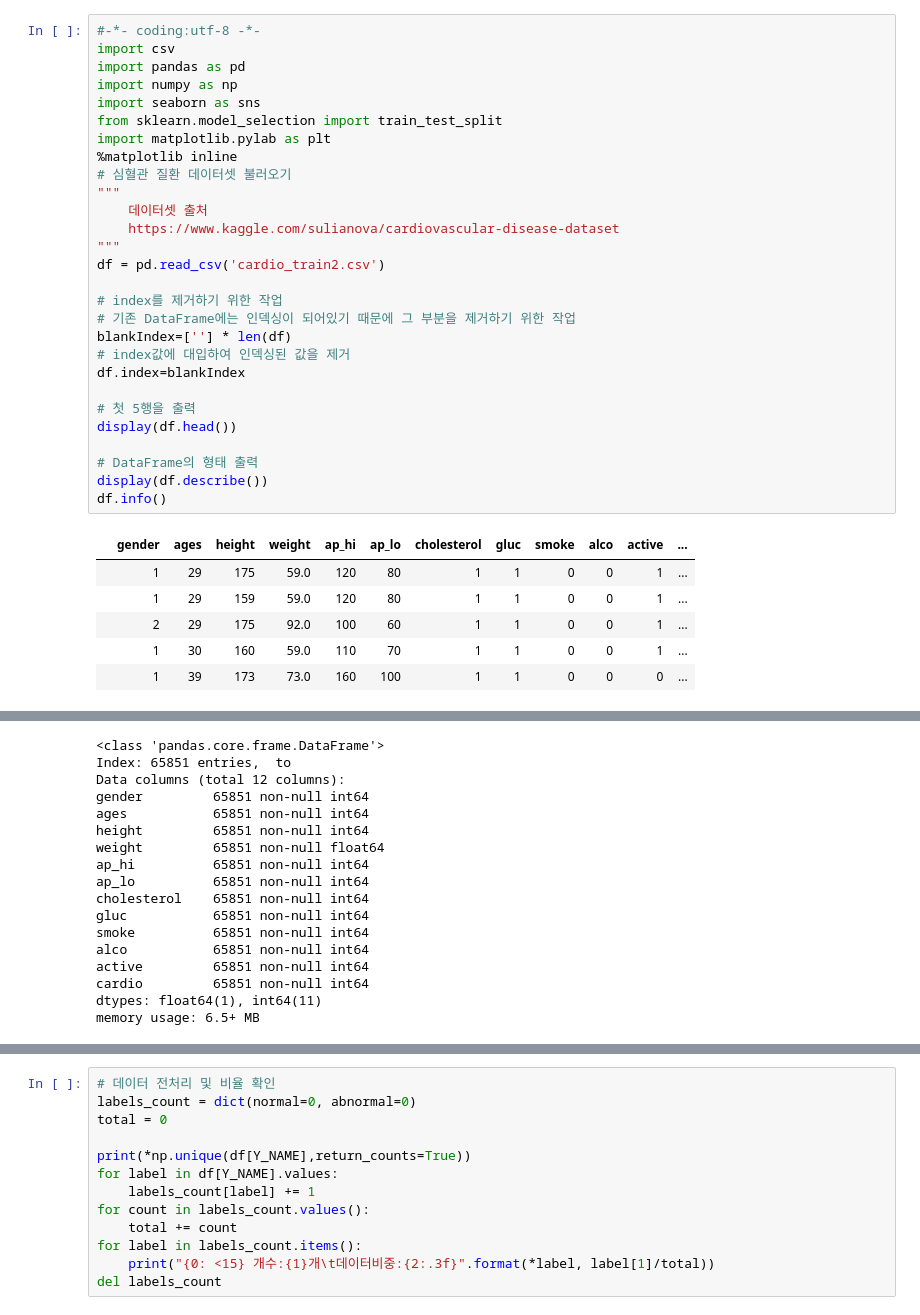
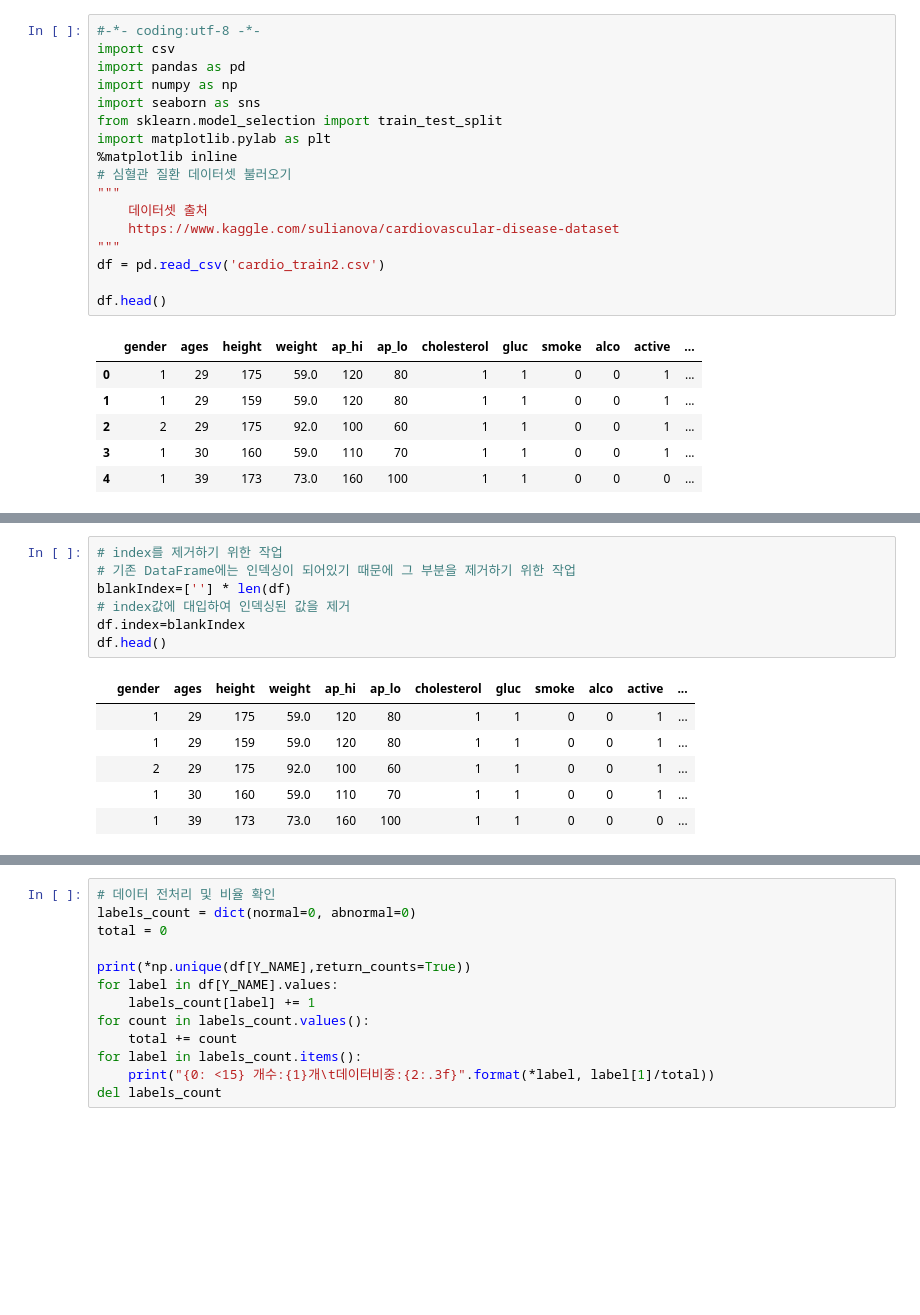
Before and after one commit to KimYaKi/JupyterBigDataExercise, a Jupyter notebook: BigDataProject.ipynb, the cells around one changed output, grey strips where cells are left out. Drawn from its saved outputs; the diff is of its cells as text; blank space fills up the shorter version.

```diff
--- a/BigDataProject.ipynb
+++ b/BigDataProject.ipynb
@@ -1,35 +1,24 @@
 # %%
 #-*- coding:utf-8 -*-
 import csv
 import pandas as pd
 import numpy as np
 import seaborn as sns
 from sklearn.model_selection import train_test_split
 import matplotlib.pylab as plt
 %matplotlib inline
 # 심혈관 질환 데이터셋 불러오기
 """
     데이터셋 출처
     https://www.kaggle.com/sulianova/cardiovascular-disease-dataset
 """
 df = pd.read_csv('cardio_train2.csv')
 
-# index를 제거하기 위한 작업
-# 기존 DataFrame에는 인덱싱이 되어있기 때문에 그 부분을 제거하기 위한 작업
-blankIndex=[''] * len(df)
-# index값에 대입하여 인덱싱된 값을 제거
-df.index=blankIndex
-
-# 첫 5행을 출력
-display(df.head())
-
-# DataFrame의 형태 출력
-display(df.describe())
-df.info()
+df.head()
 # %% [output]
 |  | gender | ages | height | weight | ap_hi | ap_lo | cholesterol | gluc | smoke | alco | active | ... |
-|  | 1 | 29 | 175 | 59.0 | 120 | 80 | 1 | 1 | 0 | 0 | 1 | ... |
-|  | 1 | 29 | 159 | 59.0 | 120 | 80 | 1 | 1 | 0 | 0 | 1 | ... |
-|  | 2 | 29 | 175 | 92.0 | 100 | 60 | 1 | 1 | 0 | 0 | 1 | ... |
-|  | 1 | 30 | 160 | 59.0 | 110 | 70 | 1 | 1 | 0 | 0 | 1 | ... |
-|  | 1 | 39 | 173 | 73.0 | 160 | 100 | 1 | 1 | 0 | 0 | 0 | ... |
+| 0 | 1 | 29 | 175 | 59.0 | 120 | 80 | 1 | 1 | 0 | 0 | 1 | ... |
+| 1 | 1 | 29 | 159 | 59.0 | 120 | 80 | 1 | 1 | 0 | 0 | 1 | ... |
+| 2 | 2 | 29 | 175 | 92.0 | 100 | 60 | 1 | 1 | 0 | 0 | 1 | ... |
+| 3 | 1 | 30 | 160 | 59.0 | 110 | 70 | 1 | 1 | 0 | 0 | 1 | ... |
+| 4 | 1 | 39 | 173 | 73.0 | 160 | 100 | 1 | 1 | 0 | 0 | 0 | ... |
@@ -45,20 +25,17 @@ df.info()
-<class 'pandas.core.frame.DataFrame'>
-Index: 65851 entries,  to
-Data columns (total 12 columns):
-gender         65851 non-null int64
-ages           65851 non-null int64
-height         65851 non-null int64
-weight         65851 non-null float64
-ap_hi          65851 non-null int64
-ap_lo          65851 non-null int64
-cholesterol    65851 non-null int64
-gluc           65851 non-null int64
-smoke          65851 non-null int64
-alco           65851 non-null int64
-active         65851 non-null int64
-cardio         65851 non-null int64
-dtypes: float64(1), int64(11)
-memory usage: 6.5+ MB
+# %%
+# index를 제거하기 위한 작업
+# 기존 DataFrame에는 인덱싱이 되어있기 때문에 그 부분을 제거하기 위한 작업
+blankIndex=[''] * len(df)
+# index값에 대입하여 인덱싱된 값을 제거
+df.index=blankIndex
+df.head()
+# %% [output]
+|  | gender | ages | height | weight | ap_hi | ap_lo | cholesterol | gluc | smoke | alco | active | ... |
+|  | 1 | 29 | 175 | 59.0 | 120 | 80 | 1 | 1 | 0 | 0 | 1 | ... |
+|  | 1 | 29 | 159 | 59.0 | 120 | 80 | 1 | 1 | 0 | 0 | 1 | ... |
+|  | 2 | 29 | 175 | 92.0 | 100 | 60 | 1 | 1 | 0 | 0 | 1 | ... |
+|  | 1 | 30 | 160 | 59.0 | 110 | 70 | 1 | 1 | 0 | 0 | 1 | ... |
+|  | 1 | 39 | 173 | 73.0 | 160 | 100 | 1 | 1 | 0 | 0 | 0 | ... |
 # %%
 # 데이터 확인
 print("\n* Data Shape : ", df.shape)
```
Also changed, not shown: parts of 18 cells of this notebook.
